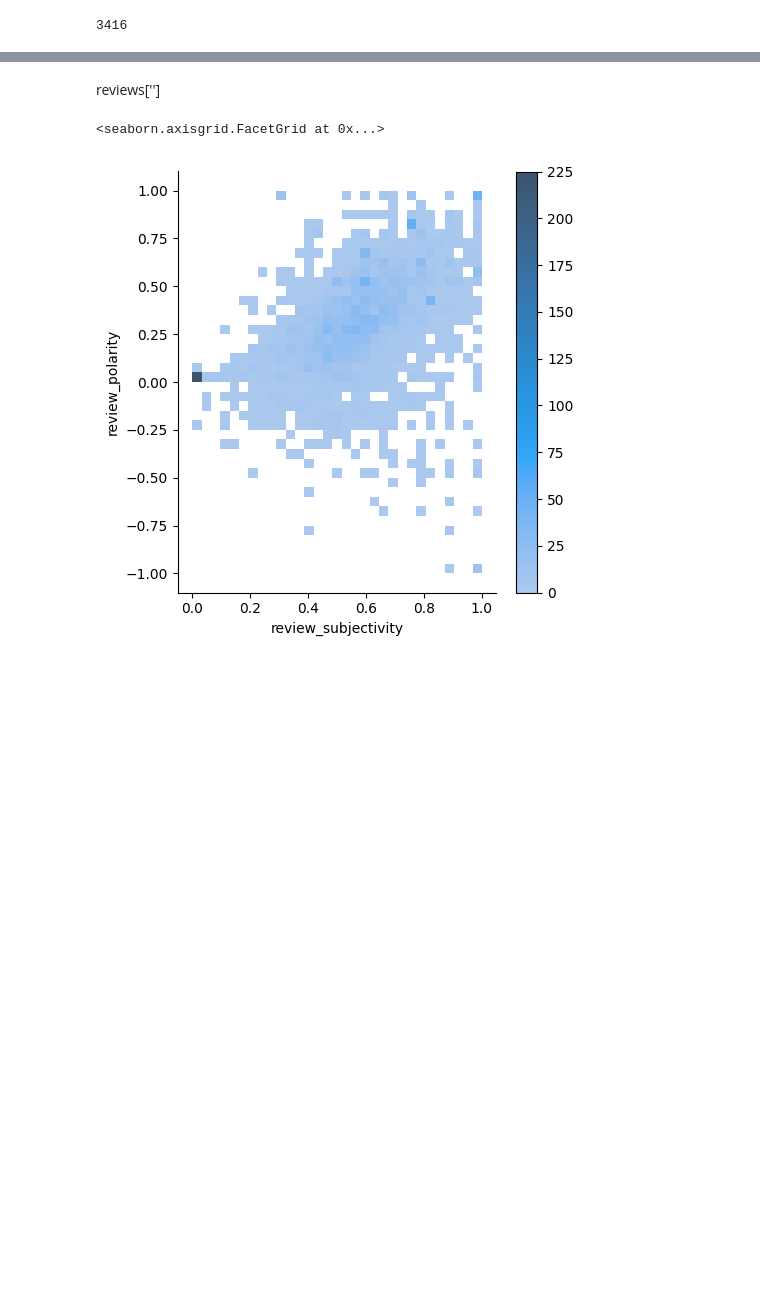
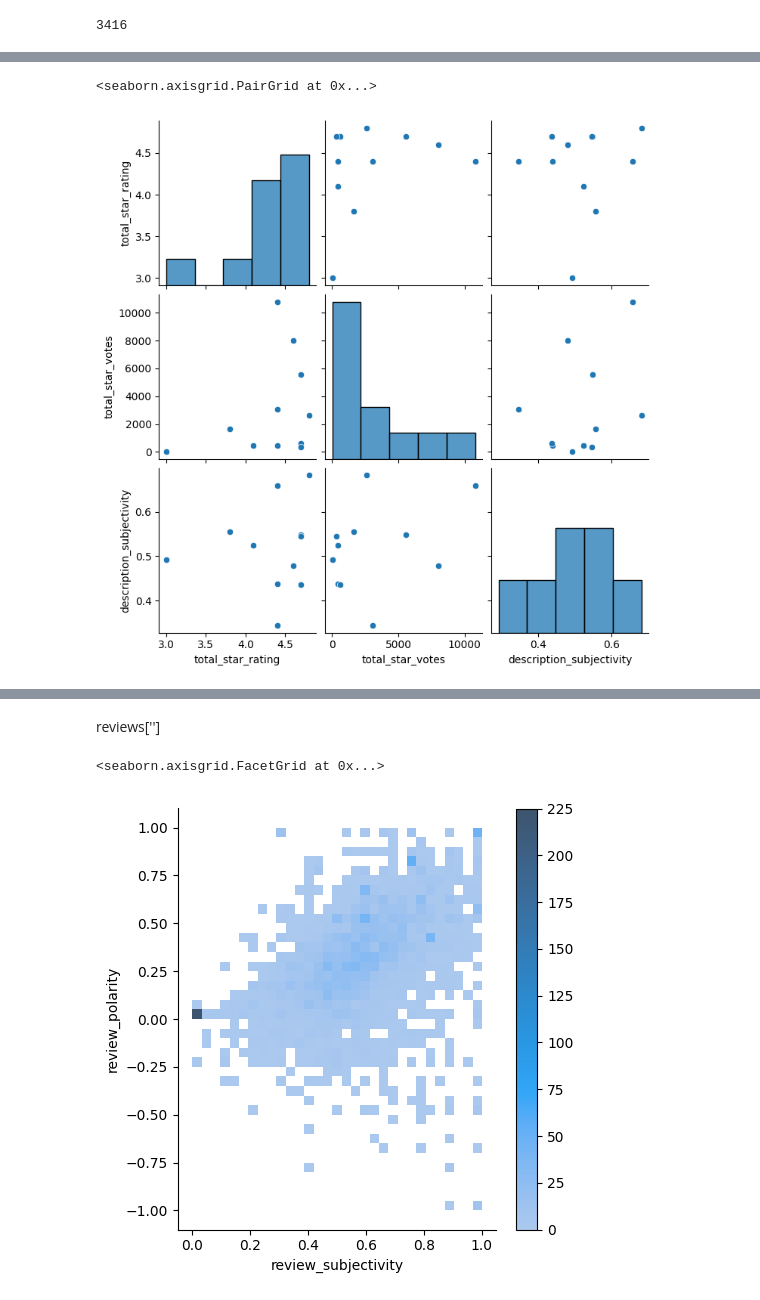
Before and after one commit to aneeshkhole/Perceived-Usefulness-of-online-customer-reviews, a Jupyter notebook: src/target parsing.ipynb, the cells around one changed output, grey strips where cells are left out. Saved outputs shown, nothing was run; the diff lists cells and outputs as text; code cells hidden in the pictures; blank space fills up the shorter version.

```diff
--- a/src/target parsing.ipynb
+++ b/src/target parsing.ipynb
@@ -351,4 +740,12 @@ memory usage: 1.0+ KB
 | description_subjectivity | 14.0 | 0.499391 | 0.106496 | 0.290826 | 0.440831 | 0.507963 | 0.548835 | 0.681818 |
+# %%
+import seaborn as sns
+sns.pairplot(
+    data=products
+)
+# %% [output]
+<seaborn.axisgrid.PairGrid at 0x...>
+[figure, added]
 # %%
 reviews[['review_subjectivity','review_polarity']] = None,None
 for i,row in reviews.iterrows():
```
Also changed, not shown: parts of 30 cells of this notebook, 16 other files.
